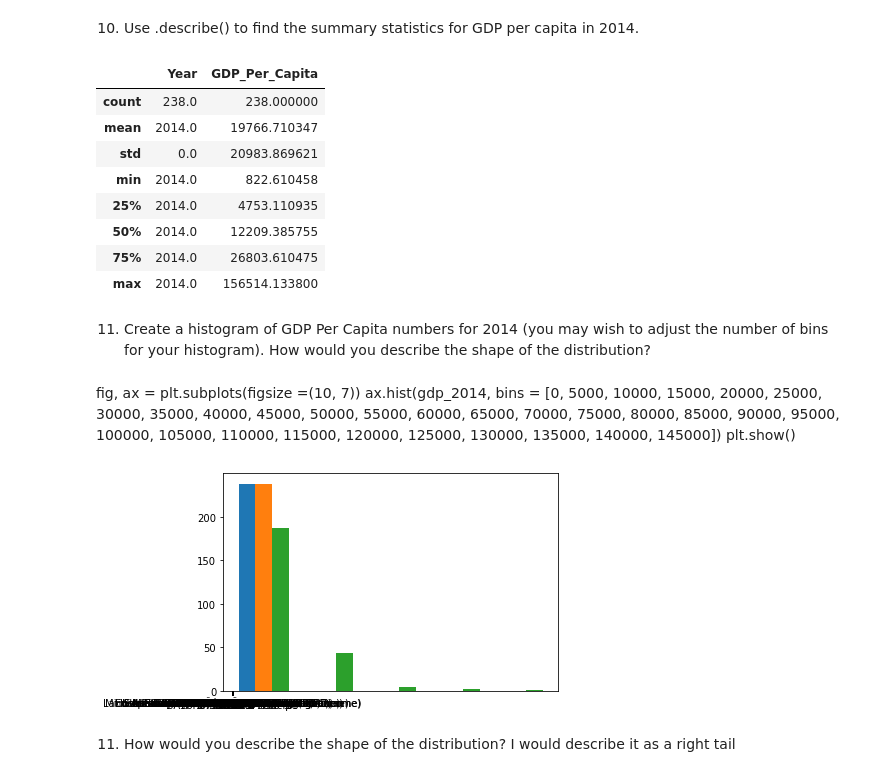
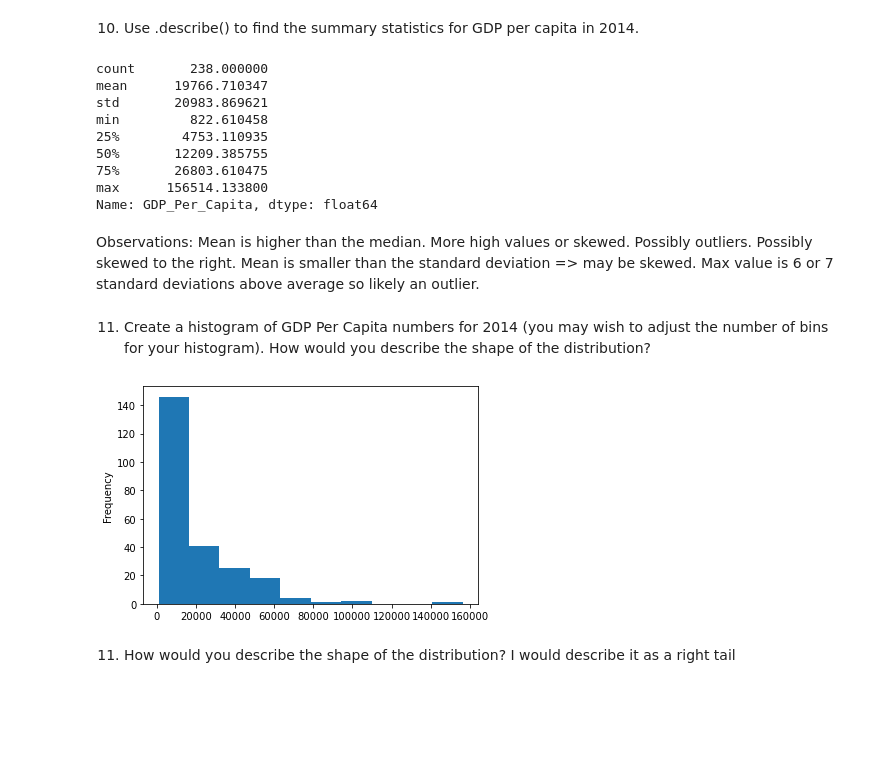
Before and after one commit to nss-data-science-cohort-6/un_data_question-jeffreyreeve, a Jupyter notebook: notebooks/UN_Data_Exploration.ipynb, the cells around one changed output. Saved outputs shown, nothing was run; the diff lists cells and outputs as text; code cells hidden in the pictures; blank space fills up the shorter version.

```diff
--- a/notebooks/UN_Data_Exploration.ipynb
+++ b/notebooks/UN_Data_Exploration.ipynb
@@ -128,28 +144,28 @@ gdp_2014 = gdp_df[gdp_df.Year.isin(['2014'])]
 # %% [markdown]
 10) Use .describe() to find the summary statistics for GDP per capita in 2014.
 # %%
-gdp_2014.describe()
+gdp_2014['GDP_Per_Capita'].describe()
 # %% [output]
-|  | Year | GDP_Per_Capita |
-| count | 238.0 | 238.000000 |
-| mean | 2014.0 | 19766.710347 |
-| std | 0.0 | 20983.869621 |
-| min | 2014.0 | 822.610458 |
-| 25% | 2014.0 | 4753.110935 |
-| 50% | 2014.0 | 12209.385755 |
-| 75% | 2014.0 | 26803.610475 |
-| max | 2014.0 | 156514.133800 |
+count       238.000000
+mean      19766.710347
+std       20983.869621
+min         822.610458
+25%        4753.110935
+50%       12209.385755
+75%       26803.610475
+max      156514.133800
+Name: GDP_Per_Capita, dtype: float64
+# %% [markdown]
+Observations:
+Mean is higher than the median. More high values or skewed. Possibly outliers. Possibly skewed to the right.
+Mean is smaller than the standard deviation => may be skewed.
+Max value is 6 or 7 standard deviations above average so likely an outlier.
 # %% [markdown]
 11) Create a histogram of GDP Per Capita numbers for 2014 (you may wish to adjust the number of bins for your histogram). How would you describe the shape of the distribution?
-# %% [markdown]
-fig, ax = plt.subplots(figsize =(10, 7))
-ax.hist(gdp_2014, bins = [0, 5000, 10000, 15000, 20000, 25000, 30000, 35000, 40000, 45000, 50000, 55000, 60000, 65000, 70000, 75000, 80000, 85000, 90000, 95000, 100000, 105000, 110000, 115000, 120000, 125000, 130000, 135000, 140000, 145000])
-plt.show()
-# %%
-plt.hist(gdp_2014, bins=5)
-plt.show()
-# %% [output]
-[figure, removed]
+# %%
+gdp_2014['GDP_Per_Capita'].plot(kind = 'hist');
+# %% [output]
+[figure, added]
 # %% [markdown]
 11) How would you describe the shape of the distribution? I would describe it as a right tail
 # %% [markdown]
```
Also changed, not shown: parts of 86 cells of this notebook.
